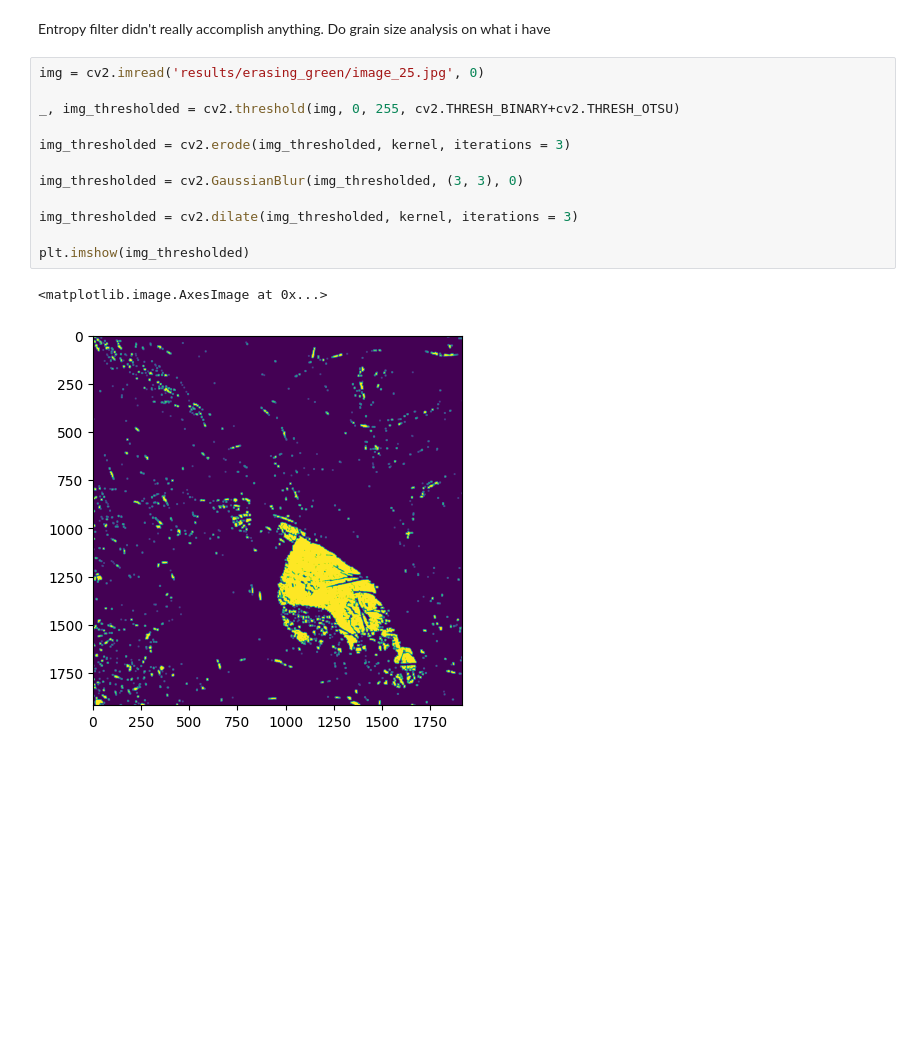
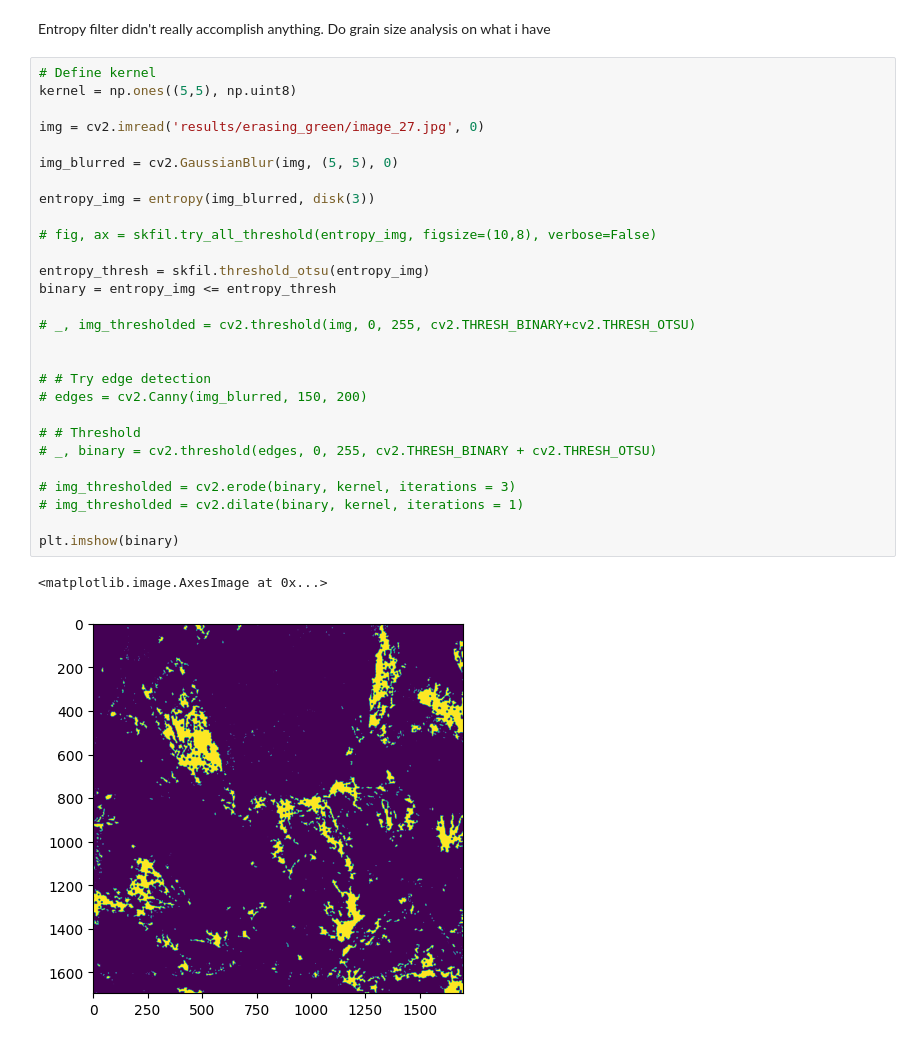
Before and after one commit to dustydells/mtech_reu_plants, a Jupyter notebook: segment_rocks.ipynb, the cells around one changed output. Drawn from its saved outputs; the diff is of its cells as text; blank space fills up the shorter version.

```diff
--- a/segment_rocks.ipynb
+++ b/segment_rocks.ipynb
@@ -91,18 +91,34 @@ for i in range(len(files_og)):
 # cv2.destroyAllWindows()
 # %% [markdown]
 Entropy filter didn't really accomplish anything. Do grain size analysis on what i have
-# %%
-img = cv2.imread('results/erasing_green/image_25.jpg', 0)
-
-_, img_thresholded = cv2.threshold(img, 0, 255, cv2.THRESH_BINARY+cv2.THRESH_OTSU)
-
-img_thresholded = cv2.erode(img_thresholded, kernel, iterations = 3)
-
-img_thresholded = cv2.GaussianBlur(img_thresholded, (3, 3), 0)
-
-img_thresholded = cv2.dilate(img_thresholded, kernel, iterations = 3)
-
-plt.imshow(img_thresholded)
-# %% [output]
-<matplotlib.image.AxesImage at 0x...>
-[figure, removed]
+# %%
+# Define kernel
+kernel = np.ones((5,5), np.uint8)
+
+img = cv2.imread('results/erasing_green/image_27.jpg', 0)
+
+img_blurred = cv2.GaussianBlur(img, (5, 5), 0)
+
+entropy_img = entropy(img_blurred, disk(3))
+
+# fig, ax = skfil.try_all_threshold(entropy_img, figsize=(10,8), verbose=False)
+
+entropy_thresh = skfil.threshold_otsu(entropy_img)
+binary = entropy_img <= entropy_thresh
+
+# _, img_thresholded = cv2.threshold(img, 0, 255, cv2.THRESH_BINARY+cv2.THRESH_OTSU)
+
+
+# # Try edge detection
+# edges = cv2.Canny(img_blurred, 150, 200)
+
+# # Threshold
+# _, binary = cv2.threshold(edges, 0, 255, cv2.THRESH_BINARY + cv2.THRESH_OTSU)
+
+# img_thresholded = cv2.erode(binary, kernel, iterations = 3)
+# img_thresholded = cv2.dilate(binary, kernel, iterations = 1)
+
+plt.imshow(binary)
+# %% [output]
+<matplotlib.image.AxesImage at 0x...>
+[figure, added]
```
Also changed, not shown: parts of 2 cells of this notebook.
